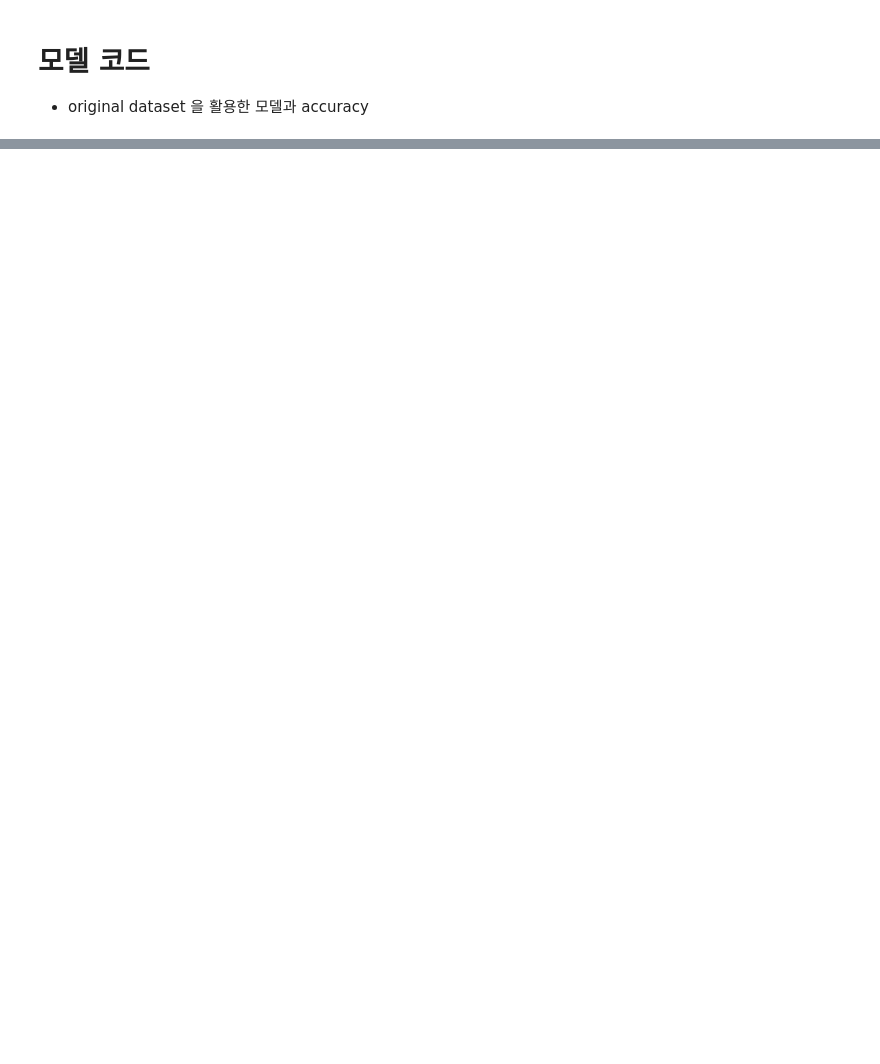
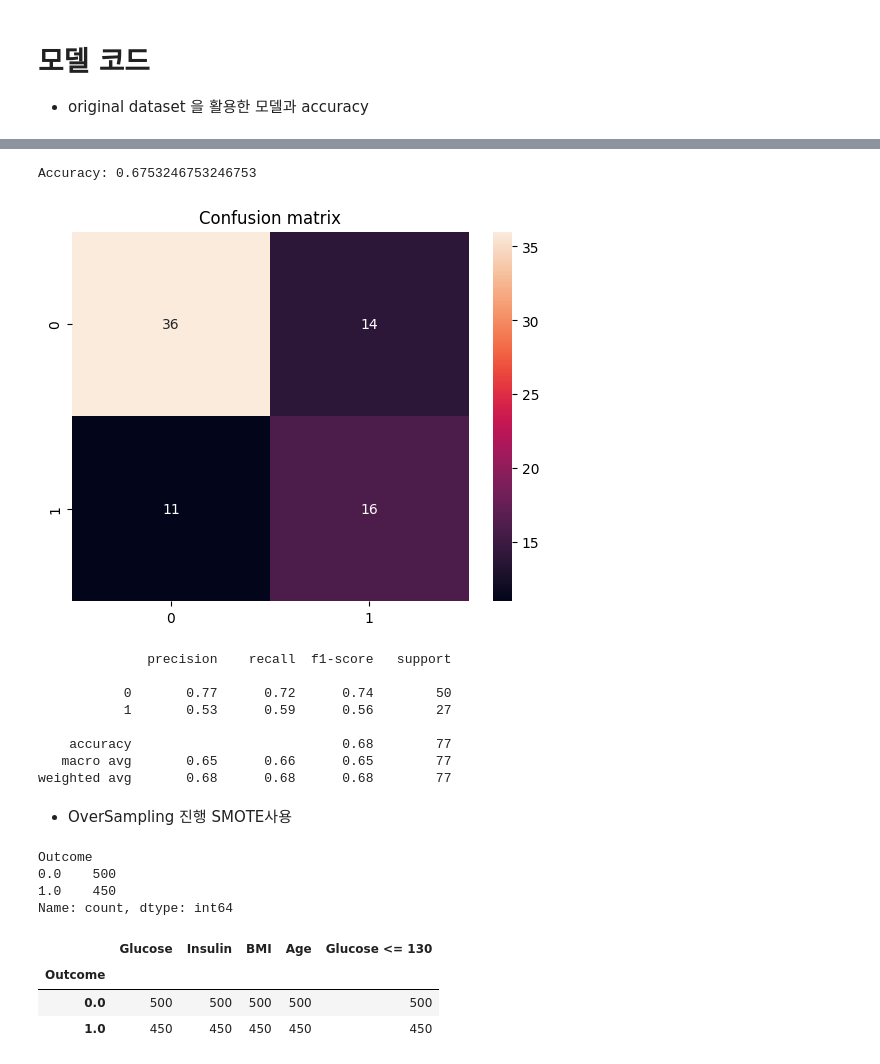
Before and after one commit to deeptudy/kaggle-pima_indians_diabetes, a Jupyter notebook: main.ipynb, the cells around one changed output, grey strips where cells are left out. Saved outputs shown, nothing was run; the diff lists cells and outputs as text; code cells hidden in the pictures; blank space fills up the shorter version.

```diff
--- a/main.ipynb
+++ b/main.ipynb
@@ -438,0 +459,13 @@ weighted avg       0.79      0.78      0.78        77
+# %%
+from sklearn.neighbors import KNeighborsClassifier
+
+test_scores = []
+train_scores = []
+
+for i in range(1,15):
+
+    knn = KNeighborsClassifier(i)
+    knn.fit(X_train,y_train)
+
+    train_scores.append(knn.score(X_train,y_train))
+    test_scores.append(knn.score(X_test,y_test))
@@ -438,0 +600,62 @@ weighted avg       0.79      0.78      0.78        77
+# %%
+from sklearn.ensemble import RandomForestClassifier
+
+model = RandomForestClassifier(random_state=202311)
+model.fit(X_train, y_train)
+
+y_pred = model.predict(X_test)
+
+accuracy = accuracy_score(y_test, y_pred)
+conf_matrix = confusion_matrix(y_test, y_pred)
+class_report = classification_report(y_test, y_pred)
+
+print(f'Accuracy: {accuracy}')
+
+sns.heatmap(conf_matrix, annot=True)
+plt.title('Confusion matrix')
+plt.show()
+
+print(class_report)
+# %% [output]
+Accuracy: 0.6753246753246753
+[figure, added]
+              precision    recall  f1-score   support
+
+           0       0.77      0.72      0.74        50
+           1       0.53      0.59      0.56        27
+
+    accuracy                           0.68        77
+   macro avg       0.65      0.66      0.65        77
+weighted avg       0.68      0.68      0.68        77
+# %% [markdown]
+- OverSampling 진행 SMOTE사용
+# %%
+import pandas as pd
+from imblearn.over_sampling import SMOTE
+
+# df_glucose에는 원래 데이터프레임이 들어가야 합니다.
+# Outcome=0인 데이터가 500개, Outcome=1인 데이터가 268개인 경우
+df_glucose_resampled = df_glucose.copy()
+
+# Outcome=1인 데이터 수를 500개로 늘리기 위해 SMOTE를 적용
+smote = SMOTE(sampling_strategy=0.9, random_state=2023)
+X_resampled, y_resampled = smote.fit_resample(df_glucose_resampled.drop('Outcome', axis=1), df_glucose_resampled['Outcome'])
+
+# 새로운 데이터프레임 생성
+df_resampled = pd.DataFrame(X_resampled, columns=df_glucose_resampled.columns[:-1])
+df_resampled['Outcome'] = y_resampled
+
+# Outcome=1인 데이터 수 확인
+print(df_resampled['Outcome'].value_counts())
+# %% [output]
+Outcome
+0.0    500
+1.0    450
+Name: count, dtype: int64
+# %%
+df_resampled.groupby('Outcome').count()
+# %% [output]
+|  | Glucose | Insulin | BMI | Age | Glucose <= 130 |
+| Outcome |  |  |  |  |  |
+| 0.0 | 500 | 500 | 500 | 500 | 500 |
+| 1.0 | 450 | 450 | 450 | 450 | 450 |
```
Also changed, not shown: parts of 23 cells of this notebook, 1 other file.
